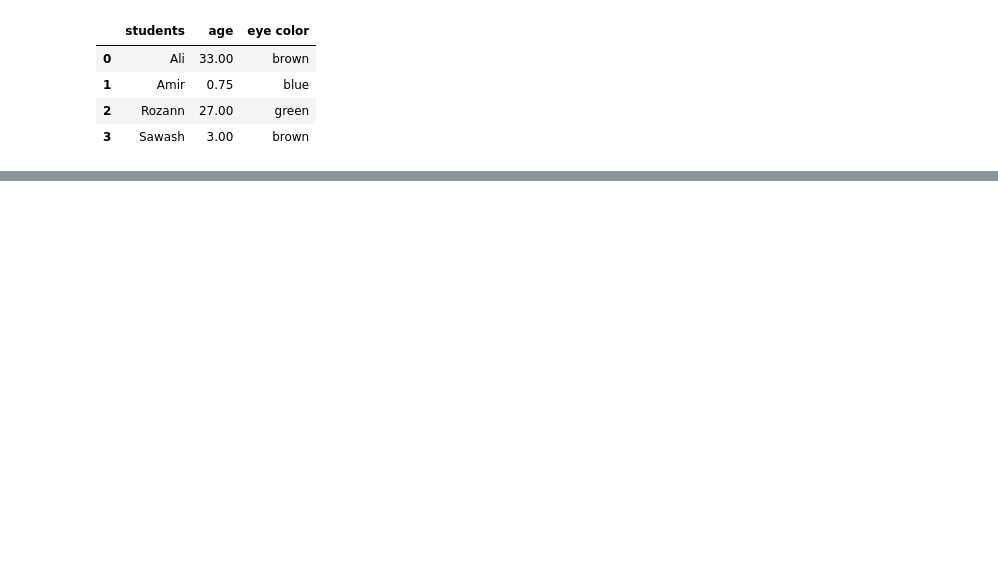
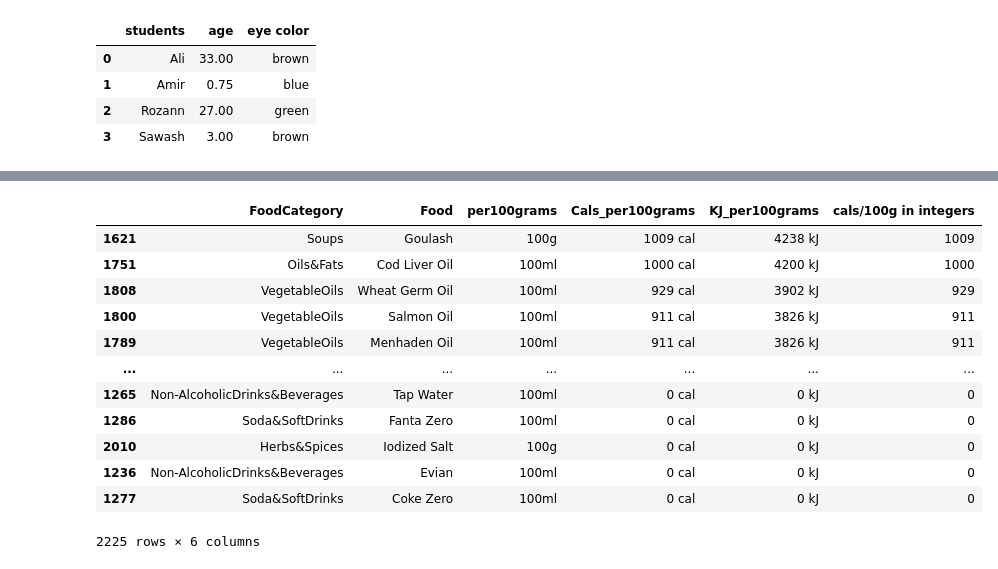
Before and after one commit to aleylani/Databehandling, a Jupyter notebook: code_alongs/L1_pandas_basics.ipynb, the cells around one changed output, grey strips where cells are left out. Saved outputs shown, nothing was run; the diff lists cells and outputs as text; code cells hidden in the pictures; blank space fills up the shorter version.

```diff
--- a/code_alongs/L1_pandas_basics.ipynb
+++ b/code_alongs/L1_pandas_basics.ipynb
@@ -297,0 +504,16 @@ personal_df
+# %%
+calories_df.sort_values(by='cals/100g in integers', ascending=False)
+# %% [output]
+|  | FoodCategory | Food | per100grams | Cals_per100grams | KJ_per100grams | cals/100g in integers |
+| 1621 | Soups | Goulash | 100g | 1009 cal | 4238 kJ | 1009 |
+| 1751 | Oils&Fats | Cod Liver Oil | 100ml | 1000 cal | 4200 kJ | 1000 |
+| 1808 | VegetableOils | Wheat Germ Oil | 100ml | 929 cal | 3902 kJ | 929 |
+| 1800 | VegetableOils | Salmon Oil | 100ml | 911 cal | 3826 kJ | 911 |
+| 1789 | VegetableOils | Menhaden Oil | 100ml | 911 cal | 3826 kJ | 911 |
+| ... | ... | ... | ... | ... | ... | ... |
+| 1265 | Non-AlcoholicDrinks&Beverages | Tap Water | 100ml | 0 cal | 0 kJ | 0 |
+| 1286 | Soda&SoftDrinks | Fanta Zero | 100ml | 0 cal | 0 kJ | 0 |
+| 2010 | Herbs&Spices | Iodized Salt | 100g | 0 cal | 0 kJ | 0 |
+| 1236 | Non-AlcoholicDrinks&Beverages | Evian | 100ml | 0 cal | 0 kJ | 0 |
+| 1277 | Soda&SoftDrinks | Coke Zero | 100ml | 0 cal | 0 kJ | 0 |
+2225 rows × 6 columns
```
Also changed, not shown: parts of 30 cells of this notebook.
